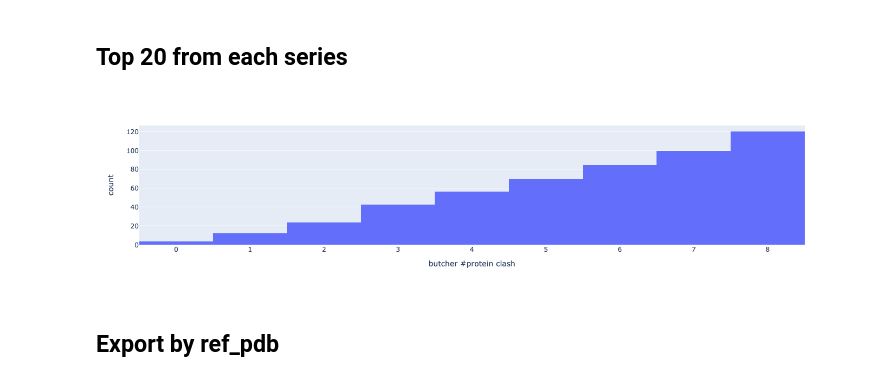
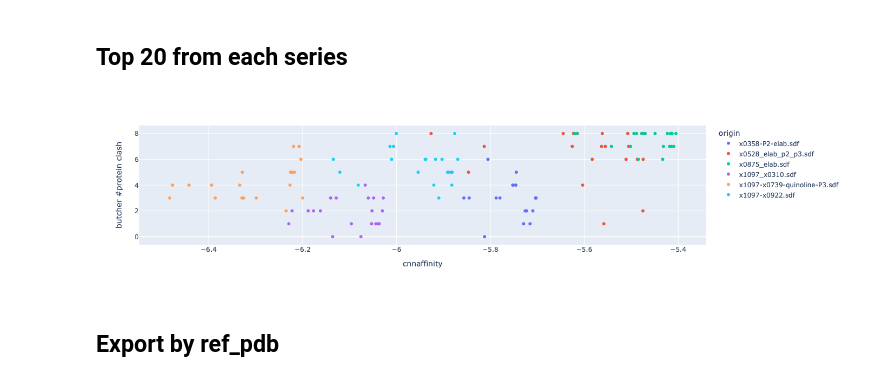
Before and after one commit to kate-fie/2A_Base_Selection, a Jupyter notebook: combine_wave2.ipynb, the cells around one changed output. Saved outputs shown, nothing was run; the diff lists cells and outputs as text; code cells hidden in the pictures.

```diff
--- a/combine_wave2.ipynb
+++ b/combine_wave2.ipynb
@@ -154,15 +144,20 @@ x0528_elab_p2_p3.sdf
 # %%
 all_fg = pd.concat(dfs, ignore_index=True)
+# %%
+all_fg['cnnaffinity'] = [float(v) for v in all_fg['cnnaffinity'].values]
+# %%
+for df in dfs:
+    df['cnnaffinity'] = [float(v) for v in df['cnnaffinity'].values]
 # %% [markdown]
 ## Trace inspirations
 # %%
 fg_inspirations = {
-    'x0358-P2-elab.sdf': 'x0358',
-    'x0528_elab_p2_p3.sdf': 'x0528',
-    'x0875_elab.sdf': 'x0875',
-    'x1097_x0310.sdf': 'x1097,x0310',
-    'x1097-x0739-quinoline-P3.sdf': 'x1097,x0739',
-    'x1097-x0922.sdf': 'x1097,x0922',
+    'x0358-P2-elab.sdf': 'A71x0351a', # 'x0358',
+    'x0528_elab_p2_p3.sdf': 'A71x0528a,A71x0556a', # 'x0528',
+    'x0875_elab.sdf': 'A71x0875a', # 'x0875',
+    'x1097_x0310.sdf': 'A71x0310a', # 'x1097,x0310',
+    'x1097-x0739-quinoline-P3.sdf': 'A71x0739a', # 'x1097,x0739',
+    'x1097-x0922.sdf': 'A71x0922a', # 'x1097,x0922',
 }
 # %% [markdown]
 ## Output All FEGrow
@@ -192,11 +198,14 @@ fg_top120['ref_mols'] = insps
 # %%
 fg_top120 = fg_top120.rename(columns={"reference":"ref_pdb"})
+# %%
+fg_top120['ref_pdb'] = [f'A71{v}a' for v in fg_top120['ref_pdb']]
 # %%
 PandasTools.WriteSDF(fg_top120, 'filtered_2A_iter2_fegrow.sdf', idName='ID', properties=fg_top120.columns)
 # %%
-px.histogram(fg_top120, x='butcher #protein clash', cumulative=True)
+px.scatter(fg_top120, x='cnnaffinity', y='butcher #protein clash', color='origin')
+# px.histogram(fg_top120, x='butcher #protein clash', color='origin', cumulative=True)
 # %% [output]
-[figure, old version]
+[figure, new version]
 # %% [markdown]
 ## Export by ref_pdb
 # %%
```
Also changed, not shown: parts of 41 cells of this notebook, 55 other files.
